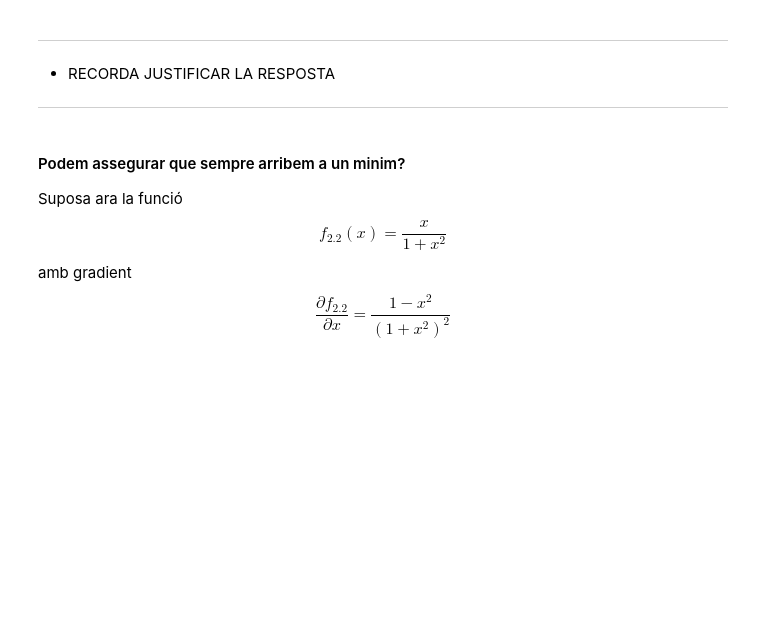
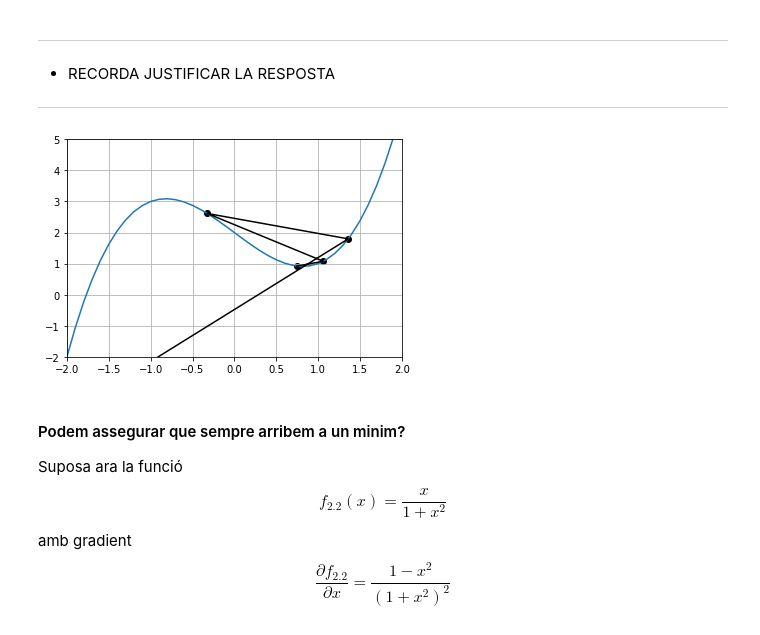
Before and after one commit to mates-info/tnui, a Jupyter notebook: p3/P1_FindMinimum-Student.ipynb, the cells around one changed output. Saved outputs shown, nothing was run; the diff lists cells and outputs as text; code cells hidden in the pictures; blank space fills up the shorter version.

```diff
--- a/p3/P1_FindMinimum-Student.ipynb
+++ b/p3/P1_FindMinimum-Student.ipynb
@@ -92,6 +95,12 @@ def gradient_descend_1d(grad, x, alpha, eps=1e-3, max_iters=1e2):
         * Una np.array [2] amb els punts del recorregut
     """
     # AQUÍ EL TEU CODI
+    points = [x]
+    for _ in range(int(max_iters)):
+        points.append(points[-1] - alpha * grad(points[-1]))
+        if abs(points[-1] - points[-2]) < eps:
+            break
+    return np.array(points), points[-1]
 # %%
 X = np.arange(-3, 3.01, 0.25)
 points, minimum = gradient_descend_1d(df1, 2, .1)
@@ -128,14 +142,22 @@ plot_gradient(X, f2(X), df2(X), fig=fig)
 
 <hr />
 # %%
+'''Sí que és possible si el valor del pas (alpha) és suficientment gran com per a que en una
+iteració (o poques iteracions) ens allunyem de la vicinitat del mínim i llavors el valor de
+la derivada pot creixer suficient com per arribar a punts molt allunyats, com en aquest cas
+el -1'''
+
 X = np.arange(-20, 20, 0.1)
 x0 = 0.75
 points, minimum = gradient_descend_1d(df2, x0, 1, max_iters=10)
 
 fig = plt.figure()
 plot_gradient_descend_1d(f2, X, points, minimum, fig)
 fig.gca().set_ylim([-2, 5])
 fig.gca().set_xlim([-2, 2])
+plt.show()
+# %% [output]
+[figure, added]
 # %% [markdown]
 #### Podem assegurar que sempre arribem a un minim?
 
```
Also changed, not shown: parts of 20 cells of this notebook, 1 other file.
